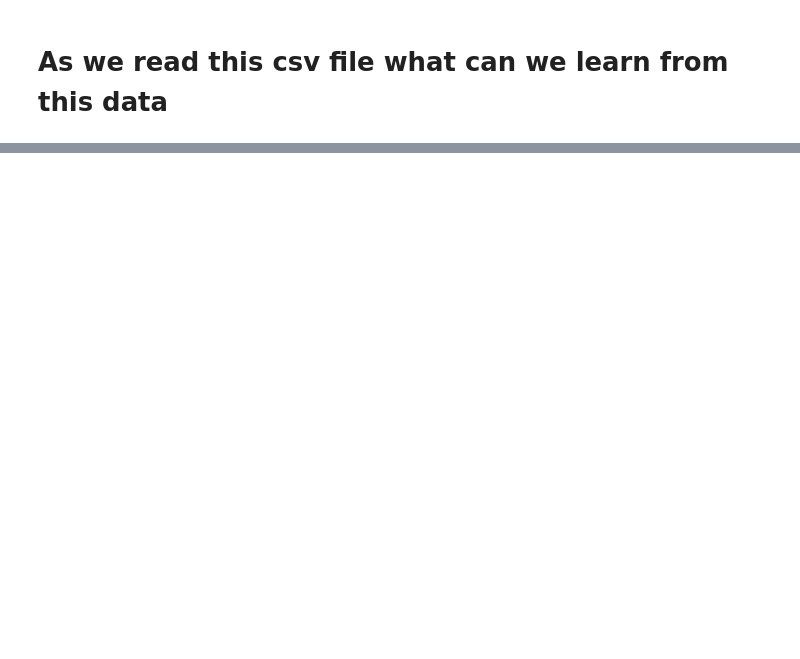
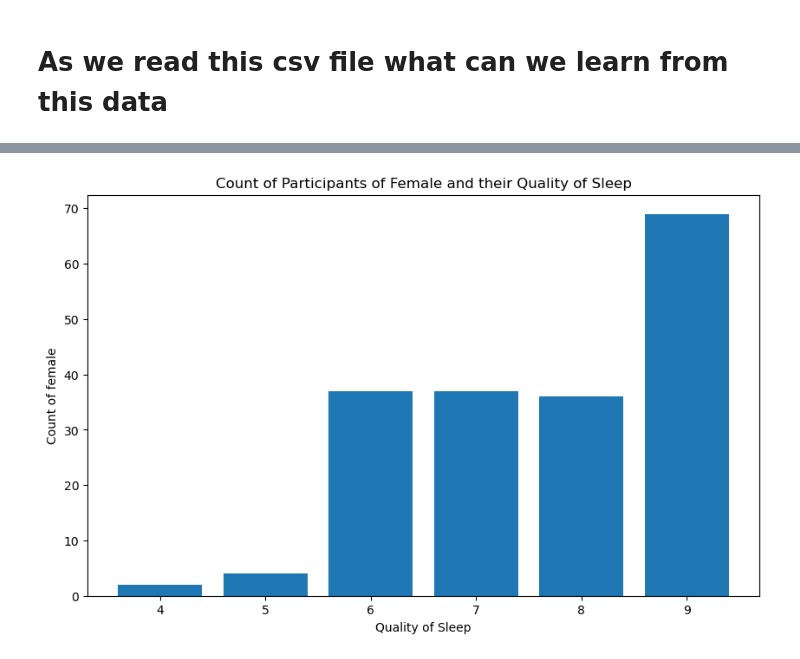
Before and after one commit to EverC0/DataProj, a Jupyter notebook: data_practice.ipynb, the cells around one changed output, grey strips where cells are left out. Cells and saved outputs as stored; diff of their text form; code cells hidden in the pictures; blank space fills up the shorter version.

```diff
--- a/data_practice.ipynb
+++ b/data_practice.ipynb
@@ -88,0 +219,16 @@ df = pd.read_csv("/Users/evercampos/DataS/Sleep_health_and_lifestyle_dataset.csv
+# %%
+occupation_counts = df[df["Gender"] == "Female"].groupby("Quality of Sleep")["Gender"].count()
+
+# Convert to DataFrame
+occupation_counts = occupation_counts.reset_index(name="Count")
+
+# Plot using Matplotlib
+plt.figure(figsize=(10, 6))
+plt.bar(occupation_counts["Quality of Sleep"], occupation_counts["Count"])
+plt.xlabel("Quality of Sleep")
+plt.ylabel("Count of female")
+plt.title("Count of Participants of Female and their Quality of Sleep")
+plt.xticks(rotation=0)  # Rotate x-axis labels for better readability
+plt.show()
+# %% [output]
+[figure, added]
```
Also changed, not shown: parts of 17 cells of this notebook.
